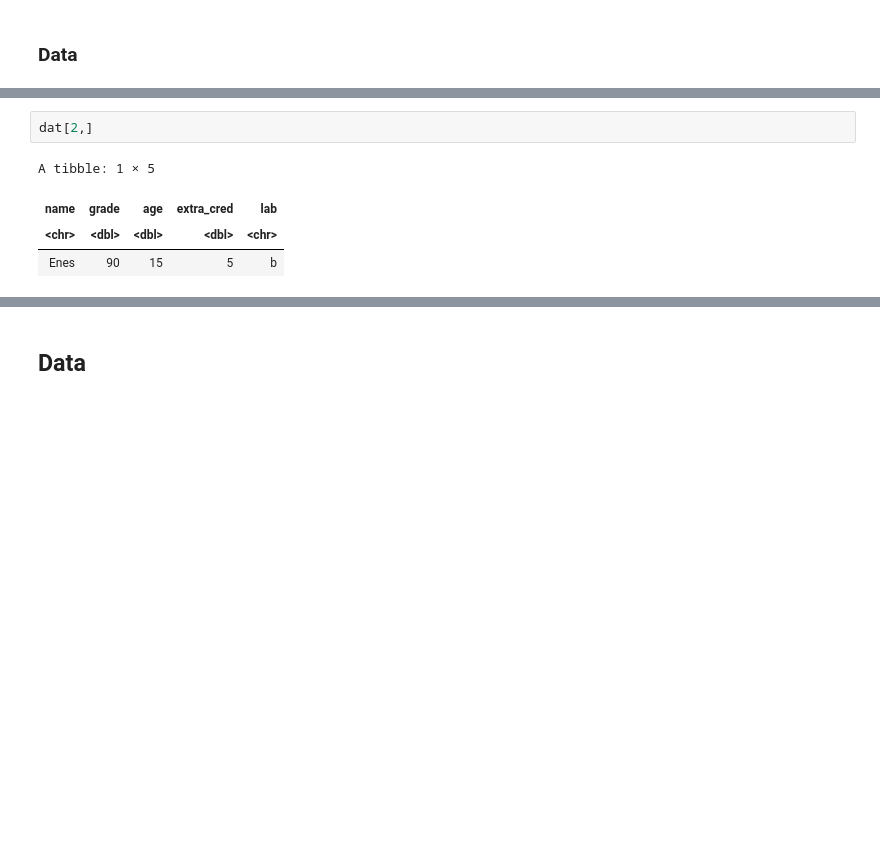
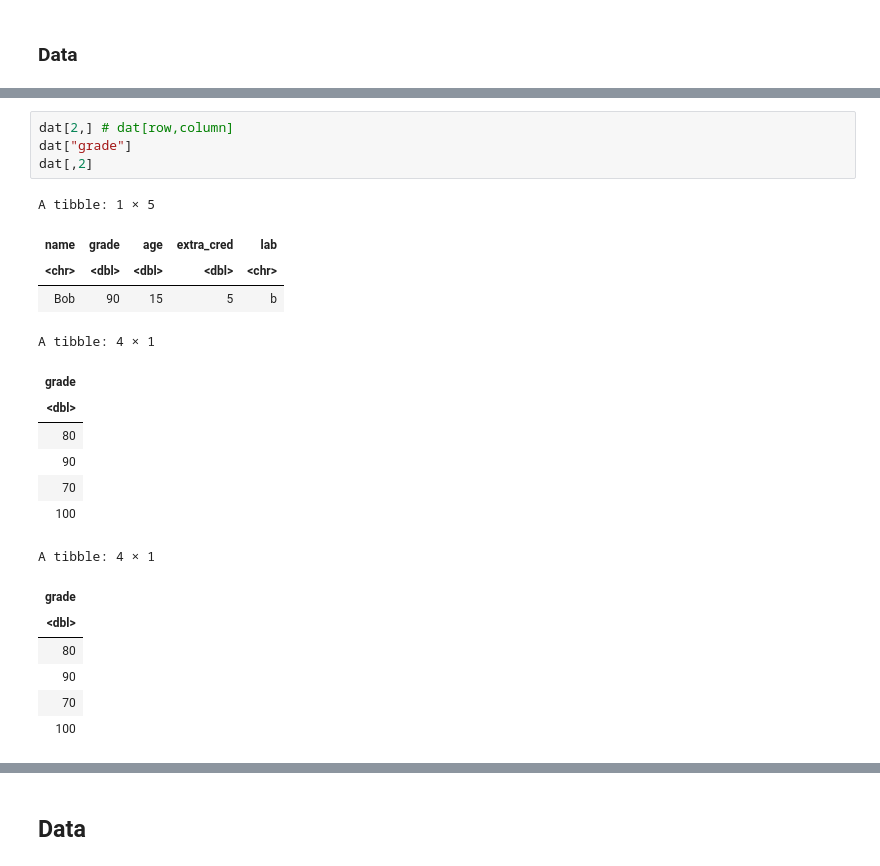
Before and after one commit to jingoystat/jingoystat.github.io, a Jupyter notebook: Lab_notes/stats306_lab1.ipynb, the cells around one changed output, grey strips where cells are left out. Saved outputs shown, nothing was run; the diff lists cells and outputs as text; blank space fills up the shorter version.

```diff
--- a/Lab_notes/stats306_lab1.ipynb
+++ b/Lab_notes/stats306_lab1.ipynb
@@ -198,10 +198,26 @@ print(dat)
-# %%
-dat[2,]
-# %% [output]
-A tibble: 1 × 5
-| name | grade | age | extra_cred | lab |
-| <chr> | <dbl> | <dbl> | <dbl> | <chr> |
-| Enes | 90 | 15 | 5 | b |
+# %%
+dat[2,] # dat[row,column]
+dat["grade"]
+dat[,2]
+# %% [output]
+A tibble: 1 × 5
+| name | grade | age | extra_cred | lab |
+| <chr> | <dbl> | <dbl> | <dbl> | <chr> |
+| Bob | 90 | 15 | 5 | b |
+A tibble: 4 × 1
+| grade |
+| <dbl> |
+| 80 |
+| 90 |
+| 70 |
+| 100 |
+A tibble: 4 × 1
+| grade |
+| <dbl> |
+| 80 |
+| 90 |
+| 70 |
+| 100 |
 # %%
 dat[2:3, c(1, 3, 4)]
 # %% [output]
```
Also changed, not shown: parts of 12 cells of this notebook.
